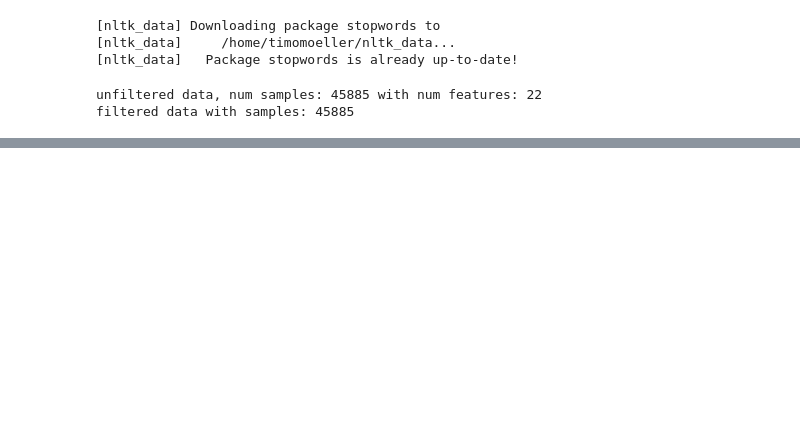
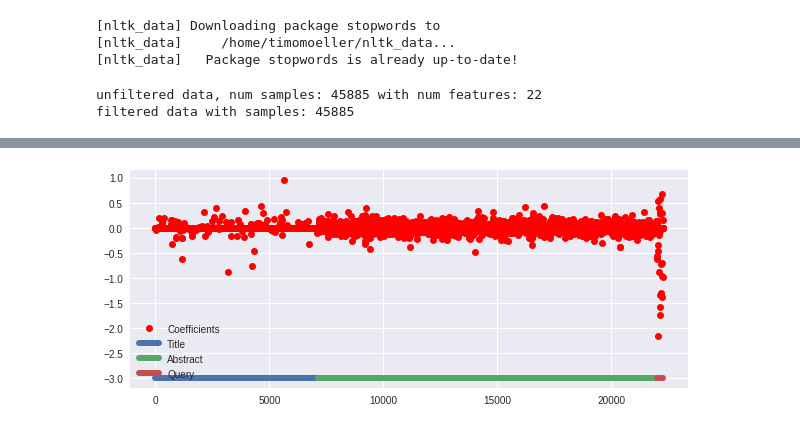
Before and after one commit to tholor/dssg_cancer, a Jupyter notebook: tm_classify_usefulness.ipynb, the cells around one changed output, grey strips where cells are left out. Drawn from its saved outputs; the diff is of its cells as text; code cells hidden in the pictures; blank space fills up the shorter version.

```diff
--- a/tm_classify_usefulness.ipynb
+++ b/tm_classify_usefulness.ipynb
@@ -131,3 +166,13 @@ AUC: 0.822
+# %%
+plt.figure(figsize=(10,4))
+plt.plot(clf.coef_.flatten(),'or',label="Coefficients")
+plt.plot([0,bow_title.shape[1]],[1,-3],label='Title',linewidth=6)
+plt.plot([bow_title.shape[1],bow_title.shape[1]+bow_text.shape[1]],[-3,-3],label='Abstract',linewidth=6)
+plt.plot([features.shape[1]-bow_search.shape[1],features.shape[1]],[-3,-3],label='Query',linewidth=6)
+plt.legend(loc="lower left")
+plt.show()
+# %% [output]
+[figure, added]
 # %%
 # classification on dataset consisting of true zero and one labels
 import xgboost as xgb
```
Also changed, not shown: parts of 5 cells of this notebook, 1 other file.
